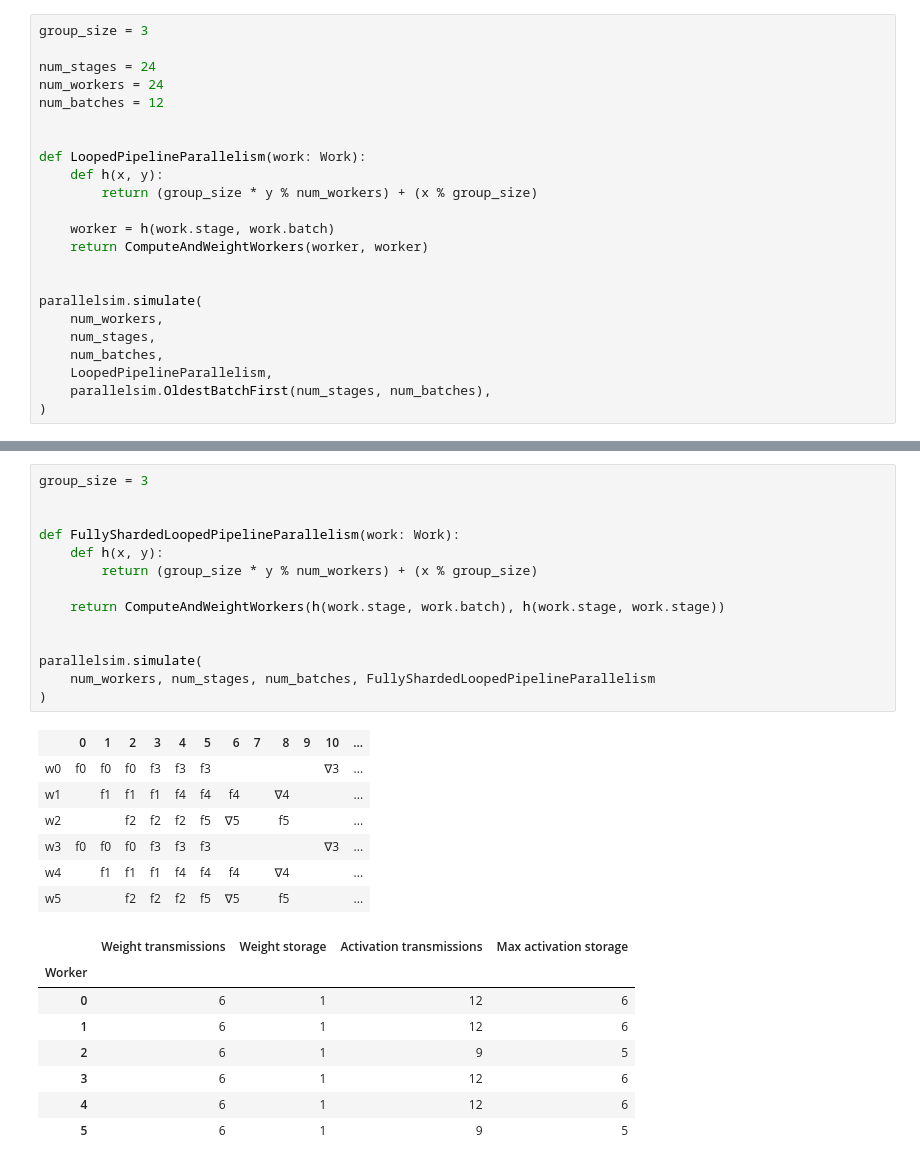
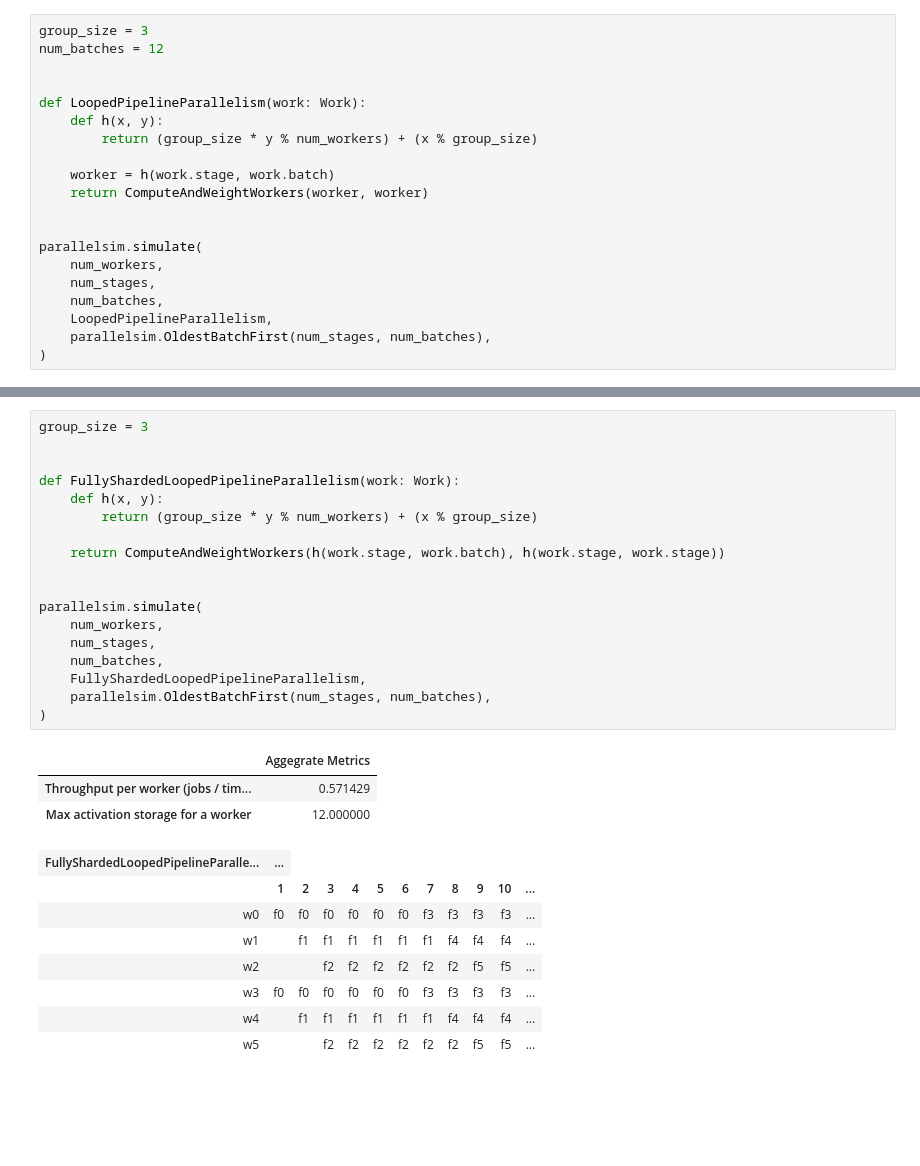
Before and after one commit to a-rahimi/parallel-training, a Jupyter notebook: parallelsim_notebook.ipynb, the cells around one changed output, grey strips where cells are left out. Drawn from its saved outputs; the diff is of its cells as text; blank space fills up the shorter version.

```diff
--- a/parallelsim_notebook.ipynb
+++ b/parallelsim_notebook.ipynb
@@ -114,8 +156,5 @@ parallelsim.simulate(
 # %%
 group_size = 3
-
-num_stages = 24
-num_workers = 24
 num_batches = 12
 
 
@@ -172,30 +196,30 @@ parallelsim.simulate(
 # %%
 group_size = 3
 
 
 def FullyShardedLoopedPipelineParallelism(work: Work):
     def h(x, y):
         return (group_size * y % num_workers) + (x % group_size)
 
     return ComputeAndWeightWorkers(h(work.stage, work.batch), h(work.stage, work.stage))
 
 
 parallelsim.simulate(
-    num_workers, num_stages, num_batches, FullyShardedLoopedPipelineParallelism
+    num_workers,
+    num_stages,
+    num_batches,
+    FullyShardedLoopedPipelineParallelism,
+    parallelsim.OldestBatchFirst(num_stages, num_batches),
 )
 # %% [output]
-|  | 0 | 1 | 2 | 3 | 4 | 5 | 6 | 7 | 8 | 9 | 10 | ... |
-| w0 | f0 | f0 | f0 | f3 | f3 | f3 |  |  |  |  | ∇3 | ... |
-| w1 |  | f1 | f1 | f1 | f4 | f4 | f4 |  | ∇4 |  |  | ... |
-| w2 |  |  | f2 | f2 | f2 | f5 | ∇5 |  | f5 |  |  | ... |
-| w3 | f0 | f0 | f0 | f3 | f3 | f3 |  |  |  |  | ∇3 | ... |
-| w4 |  | f1 | f1 | f1 | f4 | f4 | f4 |  | ∇4 |  |  | ... |
-| w5 |  |  | f2 | f2 | f2 | f5 | ∇5 |  | f5 |  |  | ... |
+|  | Aggegrate Metrics |
+| Throughput per worker (jobs / tim... | 0.571429 |
+| Max activation storage for a worker | 12.000000 |
-|  | Weight transmissions | Weight storage | Activation transmissions | Max activation storage |
-| Worker |  |  |  |  |
-| 0 | 6 | 1 | 12 | 6 |
-| 1 | 6 | 1 | 12 | 6 |
-| 2 | 6 | 1 | 9 | 5 |
-| 3 | 6 | 1 | 12 | 6 |
-| 4 | 6 | 1 | 12 | 6 |
-| 5 | 6 | 1 | 9 | 5 |
+| FullyShardedLoopedPipelineParalle... | ... |
+|  | 1 | 2 | 3 | 4 | 5 | 6 | 7 | 8 | 9 | 10 | ... |
+| w0 | f0 | f0 | f0 | f0 | f0 | f0 | f3 | f3 | f3 | f3 | ... |
+| w1 |  | f1 | f1 | f1 | f1 | f1 | f1 | f4 | f4 | f4 | ... |
+| w2 |  |  | f2 | f2 | f2 | f2 | f2 | f2 | f5 | f5 | ... |
+| w3 | f0 | f0 | f0 | f0 | f0 | f0 | f3 | f3 | f3 | f3 | ... |
+| w4 |  | f1 | f1 | f1 | f1 | f1 | f1 | f4 | f4 | f4 | ... |
+| w5 |  |  | f2 | f2 | f2 | f2 | f2 | f2 | f5 | f5 | ... |
```
Also changed, not shown: parts of 9 cells of this notebook, 2 other files.
